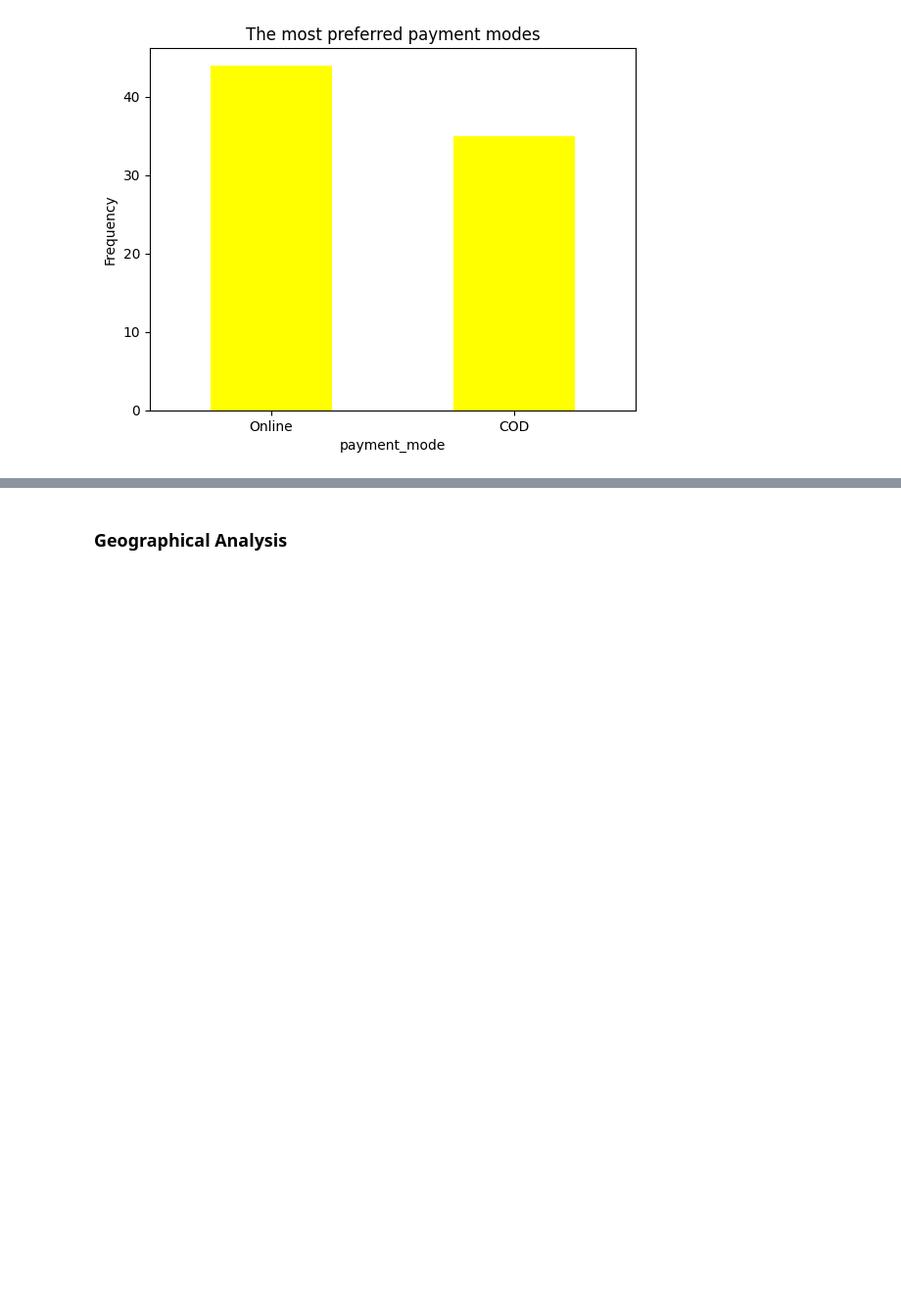
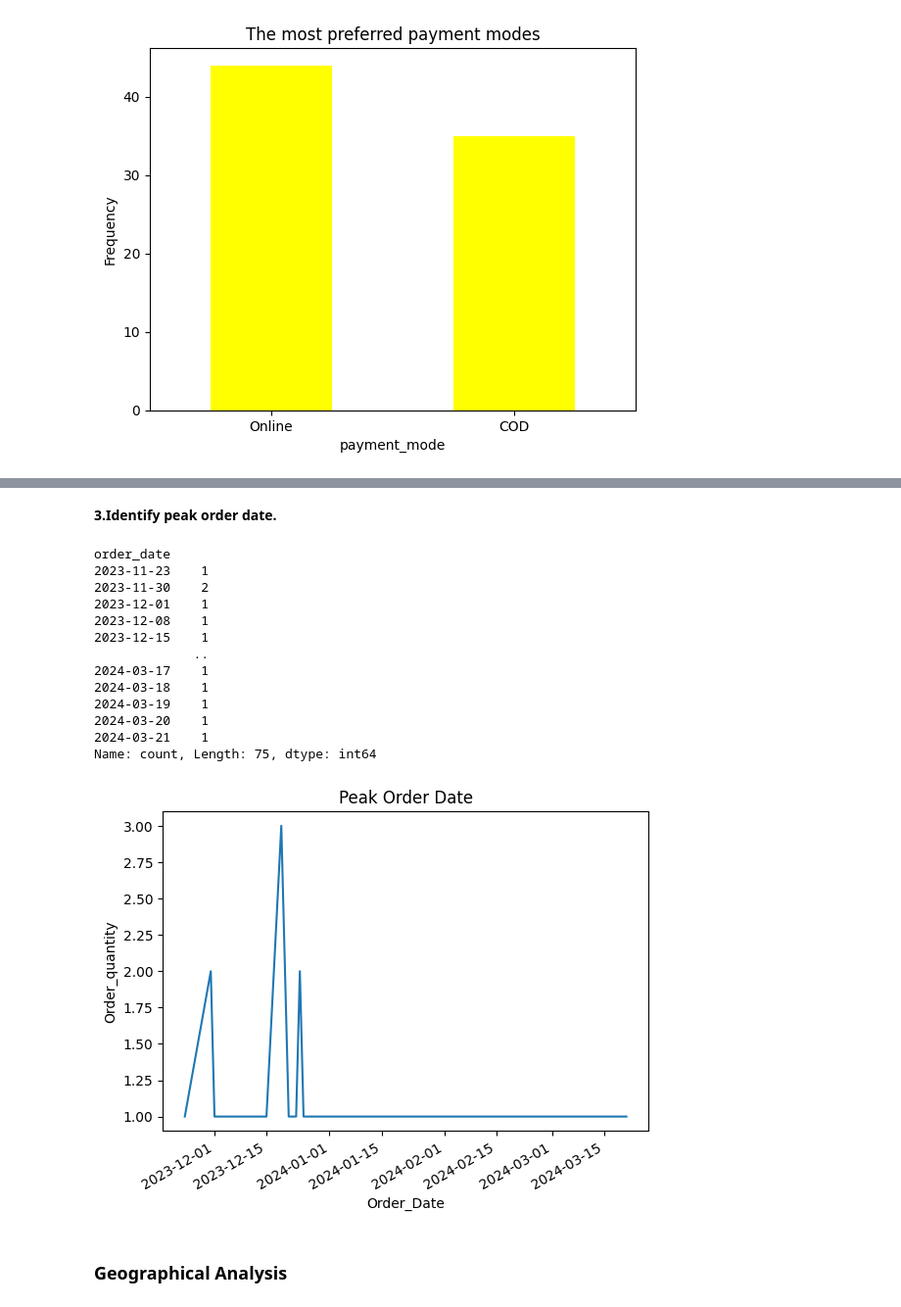
Before and after one commit to sanchaitamondal/Python_Anudip_2023, a Jupyter notebook: Project/ECommerce.ipynb, the cells around one changed output, grey strips where cells are left out. Shown at 98% size. Drawn from its saved outputs; the diff is of its cells as text; code cells hidden in the pictures; blank space fills up the shorter version.

```diff
--- a/Project/ECommerce.ipynb
+++ b/Project/ECommerce.ipynb
@@ -1009,3 +1171,26 @@ Name: count, dtype: int64
+# %% [markdown]
+**3.Identify peak order date.**
+# %%
+date_wise_order=coustmer_order_df['order_date'].value_counts().sort_index()
+print(date_wise_order)
+date_wise_order.plot(kind='line',xlabel='Order_Date',ylabel='Order_quantity')
+plt.title('Peak Order Date')
+plt.show()
+# %% [output]
+order_date
+2023-11-23    1
+2023-11-30    2
+2023-12-01    1
+2023-12-08    1
+2023-12-15    1
+             ..
+2024-03-17    1
+2024-03-18    1
+2024-03-19    1
+2024-03-20    1
+2024-03-21    1
+Name: count, Length: 75, dtype: int64
+[figure, added]
 # %% [markdown]
 <h3>Geographical Analysis</h3>
 # %% [markdown]
```
Also changed, not shown: parts of 32 cells of this notebook.
